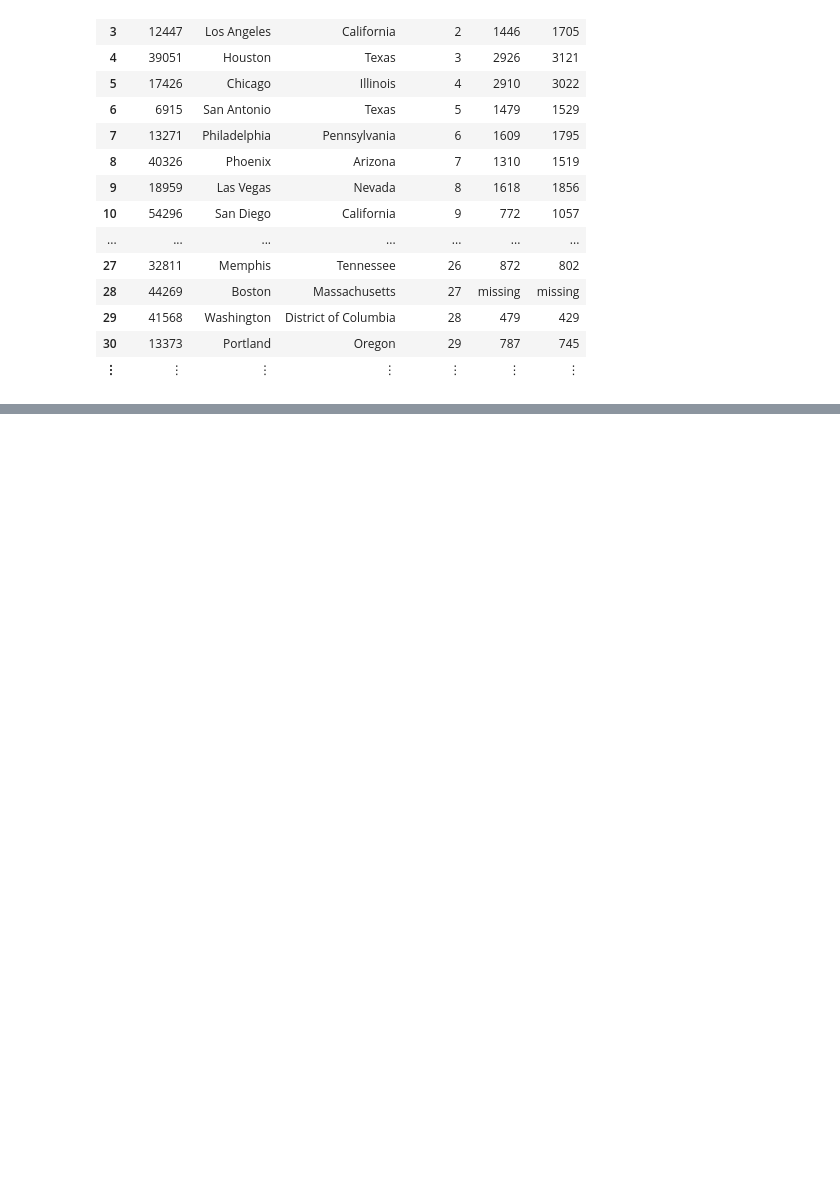
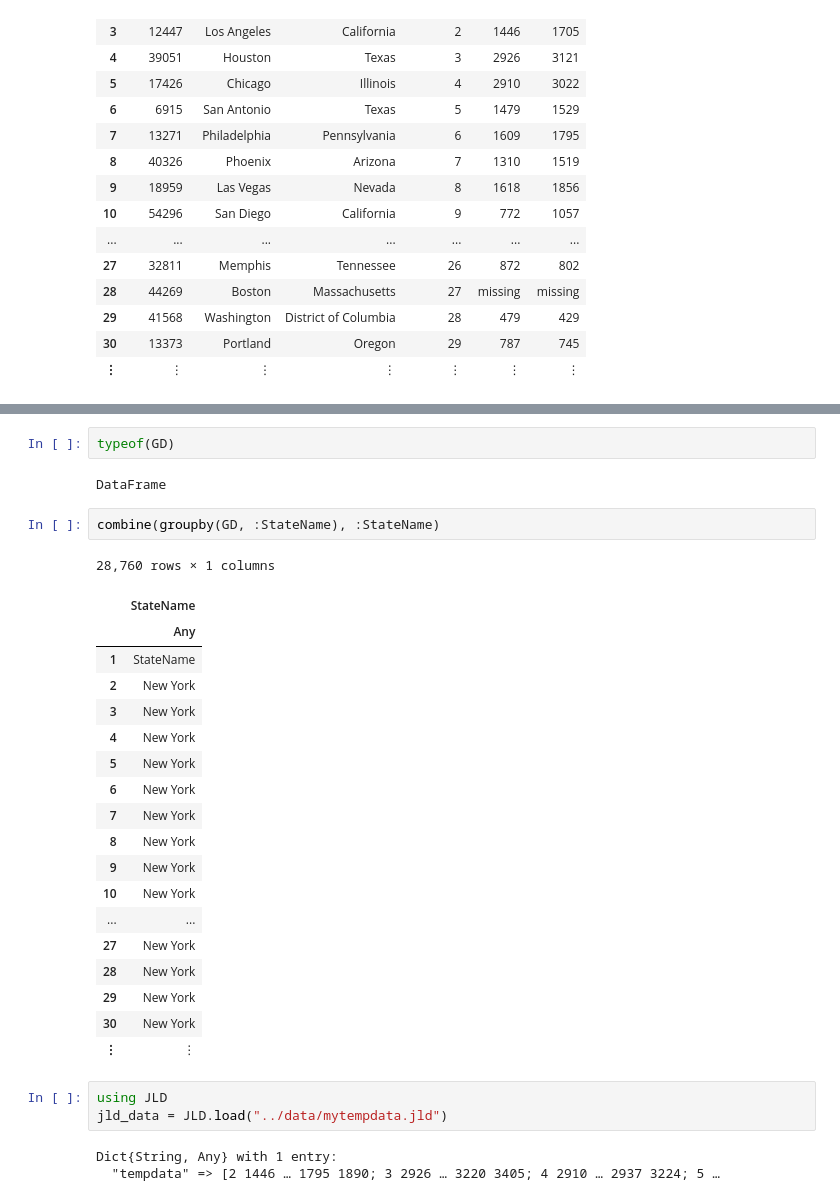
Before and after one commit to shailendra-repo/Julia, a Jupyter notebook: DataScience/Practice/Julia for Data Science - JuliaAcademy.ipynb, the cells around one changed output, grey strips where cells are left out. Saved outputs shown, nothing was run; the diff lists cells and outputs as text; blank space fills up the shorter version.

```diff
--- a/DataScience/Practice/Julia for Data Science - JuliaAcademy.ipynb
+++ b/DataScience/Practice/Julia for Data Science - JuliaAcademy.ipynb
@@ -290,0 +463,32 @@ DataFrame(T1,[x for x in T1[1,:]])
+# %%
+typeof(GD)
+# %% [output]
+DataFrame
+# %%
+combine(groupby(GD, :StateName), :StateName)
+# %% [output]
+28,760 rows × 1 columns
+|  | StateName |
+|  | Any |
+| 1 | StateName |
+| 2 | New York |
+| 3 | New York |
+| 4 | New York |
+| 5 | New York |
+| 6 | New York |
+| 7 | New York |
+| 8 | New York |
+| 9 | New York |
+| 10 | New York |
+| ... | ... |
+| 27 | New York |
+| 28 | New York |
+| 29 | New York |
+| 30 | New York |
+| ⋮ | ⋮ |
+# %%
+using JLD
+jld_data = JLD.load("../data/mytempdata.jld")
+# %% [output]
+Dict{String, Any} with 1 entry:
+  "tempdata" => [2 1446 … 1795 1890; 3 2926 … 3220 3405; 4 2910 … 2937 3224; 5 …
```
Also changed, not shown: parts of 24 cells of this notebook, 36 other files.
